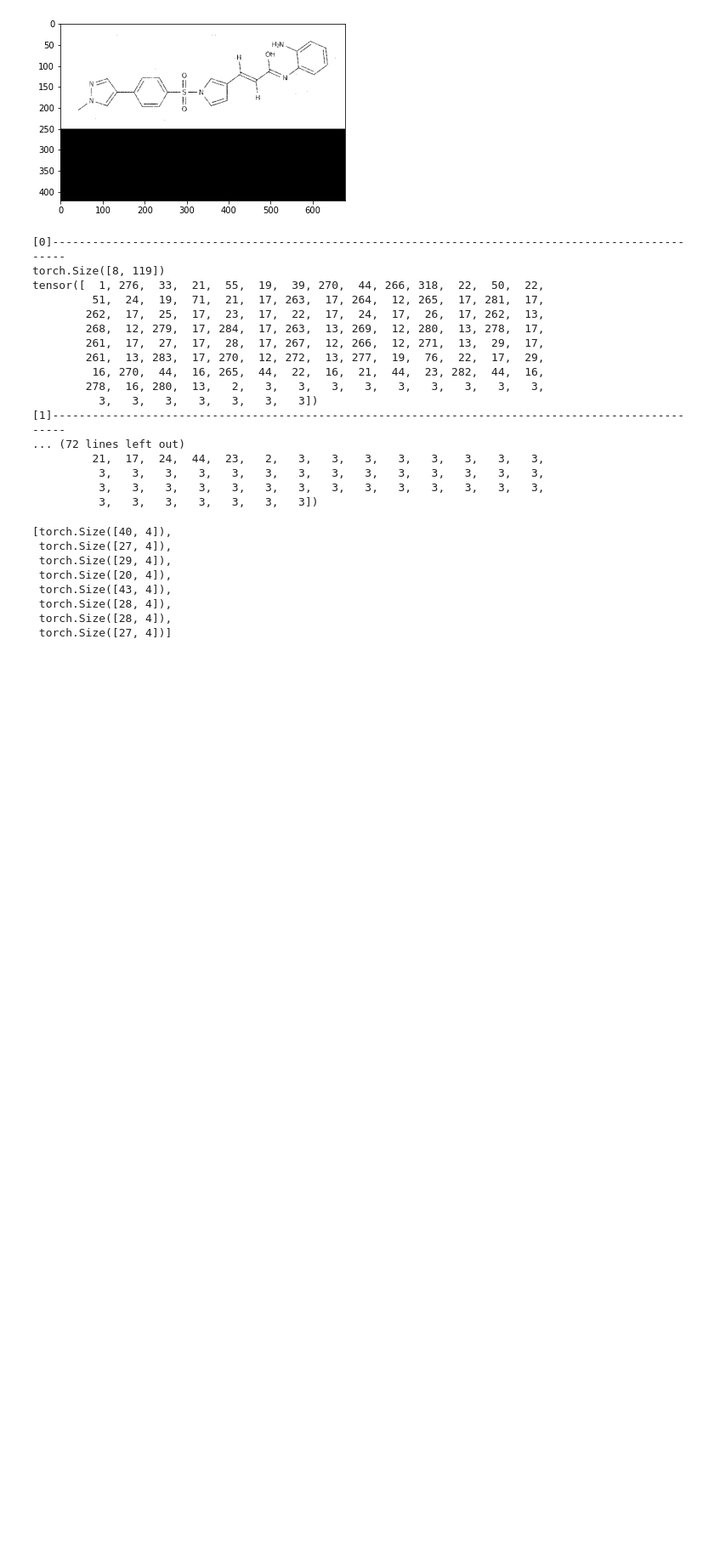
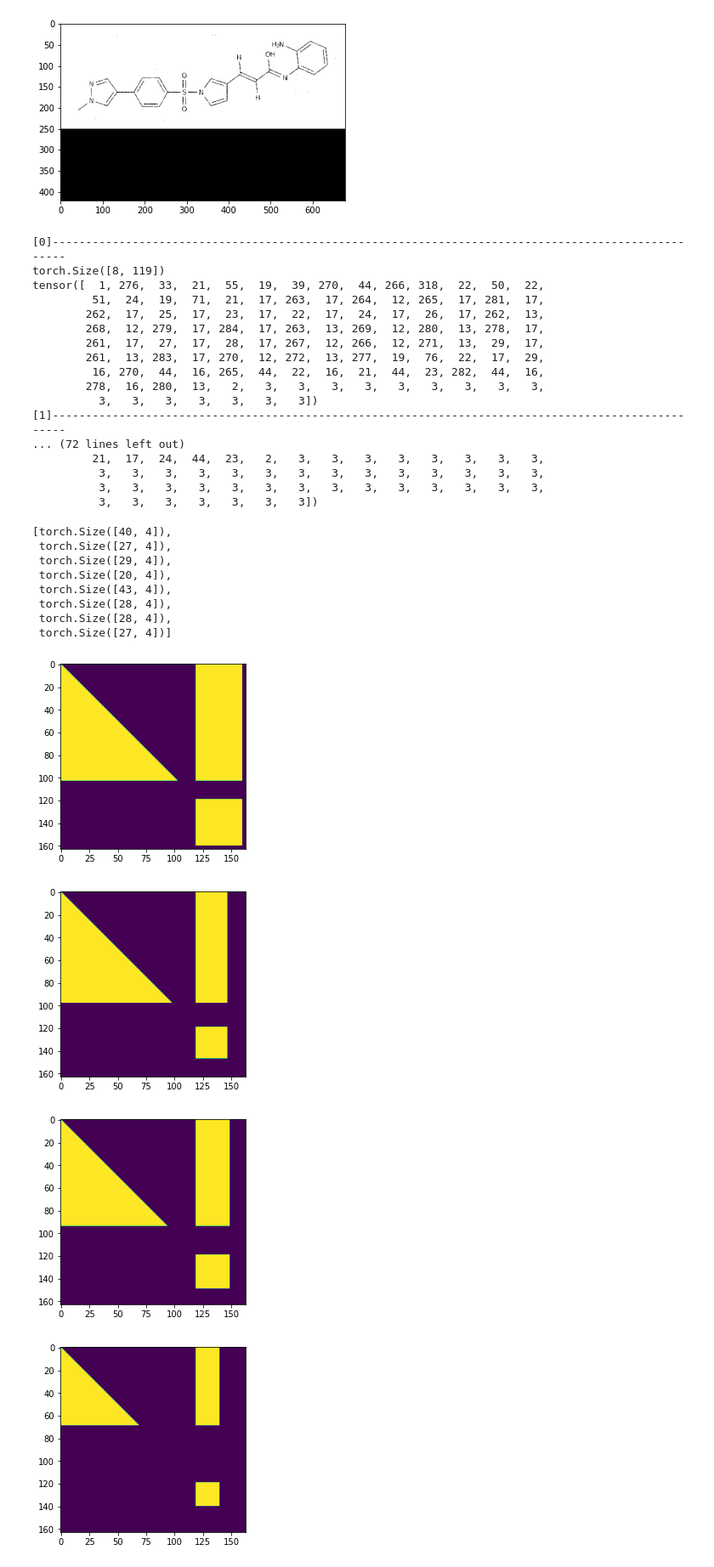
Before and after one commit to HimariO/MolecularTranslation, a Jupyter notebook: debug.ipynb, the cells around one changed output. Shown at 85% size. Drawn from its saved outputs; the diff is of its cells as text; code cells hidden in the pictures; blank space fills up the shorter version.

```diff
--- a/debug.ipynb
+++ b/debug.ipynb
@@ -93,3 +93,12 @@ tensor([  1, 276,  33,  21,  55,  19,  39, 270,  44, 266, 318,  22,  50,  22,
  torch.Size([28, 4]),
  torch.Size([28, 4]),
  torch.Size([27, 4])]
+# %%
+for i in range(len(atten_mask)):
+    plt.imshow(atten_mask[i])
+    plt.show()
+# %% [output]
+[figure, added]
+[figure, added]
+[figure, added]
+[figure, added]
```
Also changed, not shown: parts of 4 cells of this notebook, 5 other files.
